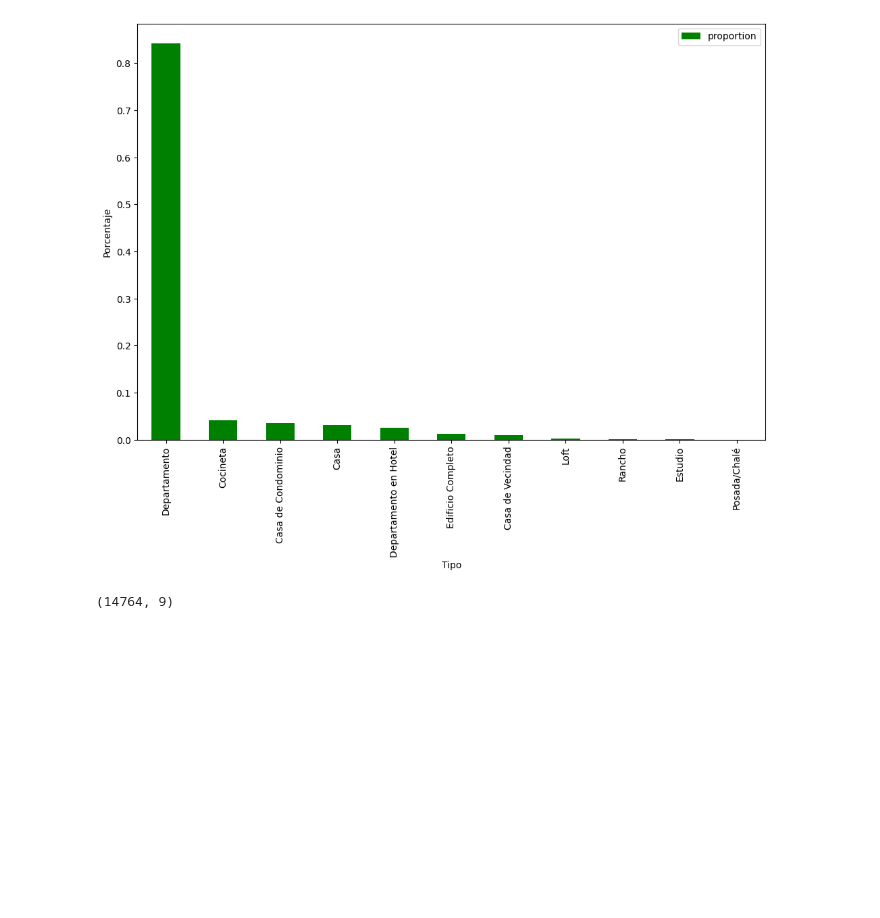
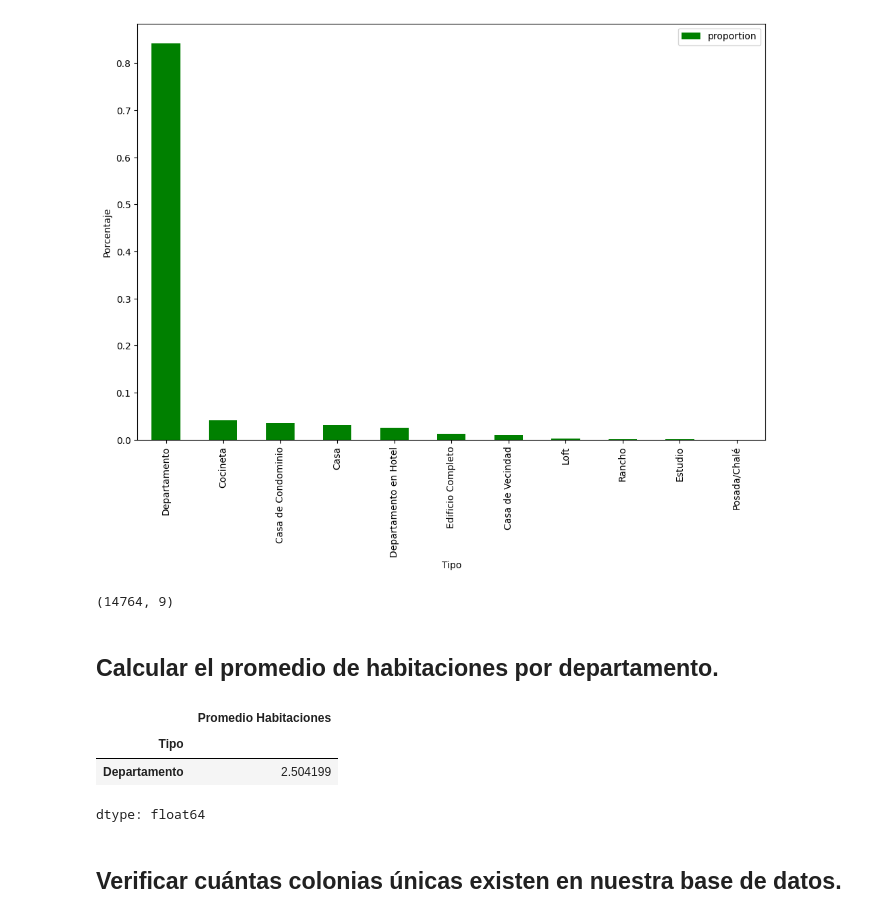
Before and after one commit to FernandoC1998/Desafio-Amigo-secreto, a Jupyter notebook: inmuebles_cdmx.ipynb, the cells around one changed output. Drawn from its saved outputs; the diff is of its cells as text; code cells hidden in the pictures; blank space fills up the shorter version.

```diff
--- a/inmuebles_cdmx.ipynb
+++ b/inmuebles_cdmx.ipynb
@@ -516,3 +516,16 @@ porcentaje_por_tipo.plot(kind='bar', figsize=(12,8), color= 'green', xlabel='Tip
 df2.shape
 # %% [output]
 (14764, 9)
+# %% [markdown]
+## **Calcular el promedio de habitaciones por departamento.**
+# %%
+df2_promedio_habitaciones = df2.groupby('Tipo')['Habitaciones'].mean()
+df2_promedio_habitaciones.name = 'Promedio Habitaciones'
+df2_promedio_habitaciones
+# %% [output]
+|  | Promedio Habitaciones |
+| Tipo |  |
+| Departamento | 2.504199 |
+dtype: float64
+# %% [markdown]
+## **Verificar cuántas colonias únicas existen en nuestra base de datos.**
```
Also changed, not shown: parts of 10 cells of this notebook.
